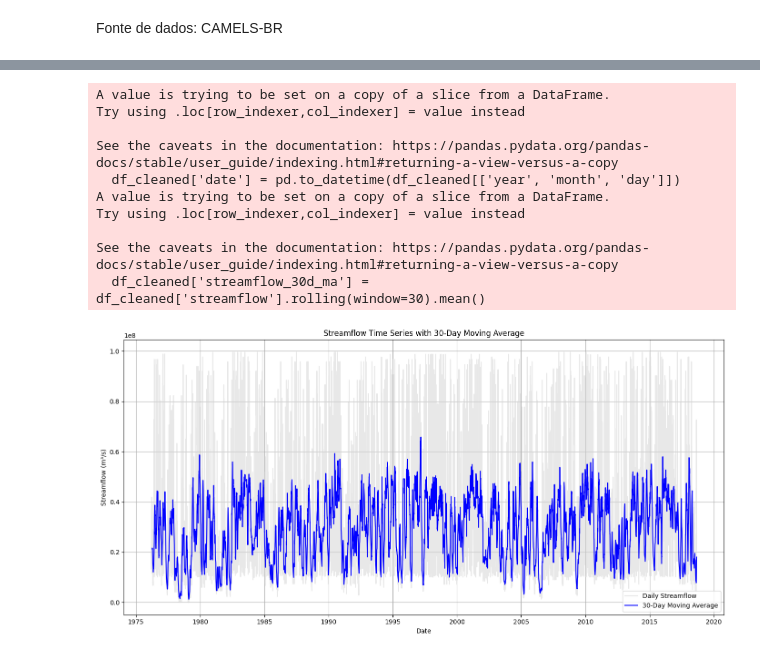
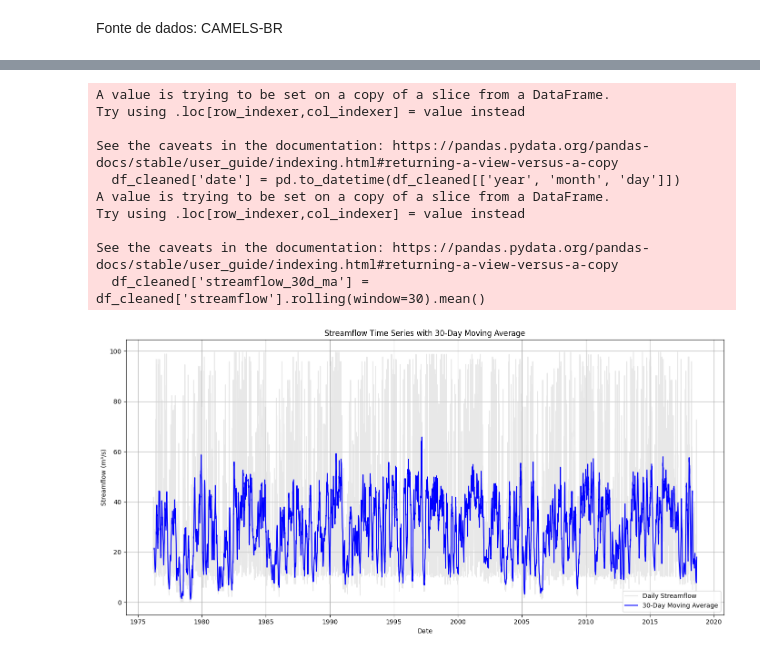
Before and after one commit to douglassilveirac/ENS5165_202402, a Jupyter notebook: pyEnv/Scripts/Série histórica vazões Tangará.ipynb, the cells around one changed output, grey strips where cells are left out. Saved outputs shown, nothing was run; the diff lists cells and outputs as text; code cells hidden in the pictures.

```diff
--- a/pyEnv/Scripts/Série histórica vazões Tangará.ipynb
+++ b/pyEnv/Scripts/Série histórica vazões Tangará.ipynb
@@ -48,6 +51,9 @@ df = pd.read_excel(file_path, sheet_name='72715000_streamflow_m3s')
 
 # Converte a coluna 'streamflow' para numérico, tratando 'NaN' como valores ausentes
 df['streamflow'] = pd.to_numeric(df['streamflow'], errors='coerce')
+
+# Divide todos os valores de vazão por 1000
+df['streamflow'] = df['streamflow'] / 1000000
 
 # Remove as linhas com valores NaN em 'streamflow'
 df_cleaned = df.dropna(subset=['streamflow'])
@@ -59,34 +65,34 @@ df_cleaned['date'] = pd.to_datetime(df_cleaned[['year', 'month', 'day']])
 df_cleaned['streamflow_30d_ma'] = df_cleaned['streamflow'].rolling(window=30).mean()
 
 # Plota a série histórica com a média móvel
 plt.figure(figsize=(14, 7))
 
 # Série original
 plt.plot(df_cleaned['date'], df_cleaned['streamflow'], label='Daily Streamflow', color='lightgray', alpha=0.5)
 
 # Série com média móvel de 30 dias
 plt.plot(df_cleaned['date'], df_cleaned['streamflow_30d_ma'], label='30-Day Moving Average', color='blue')
 
 # Configuração do gráfico
 plt.title('Streamflow Time Series with 30-Day Moving Average')
 plt.xlabel('Date')
 plt.ylabel('Streamflow (m³/s)')
 plt.legend()
 plt.grid(True)
 plt.tight_layout()
 plt.show()
 # %% [output]
 A value is trying to be set on a copy of a slice from a DataFrame.
 Try using .loc[row_indexer,col_indexer] = value instead
 
 See the caveats in the documentation: https://pandas.pydata.org/pandas-docs/stable/user_guide/indexing.html#returning-a-view-versus-a-copy
   df_cleaned['date'] = pd.to_datetime(df_cleaned[['year', 'month', 'day']])
 A value is trying to be set on a copy of a slice from a DataFrame.
 Try using .loc[row_indexer,col_indexer] = value instead
 
 See the caveats in the documentation: https://pandas.pydata.org/pandas-docs/stable/user_guide/indexing.html#returning-a-view-versus-a-copy
   df_cleaned['streamflow_30d_ma'] = df_cleaned['streamflow'].rolling(window=30).mean()
-[figure, old version]
+[figure, new version]
 # %%
 import pandas as pd
 import matplotlib.pyplot as plt
```
Also changed, not shown: parts of 3 cells of this notebook.
